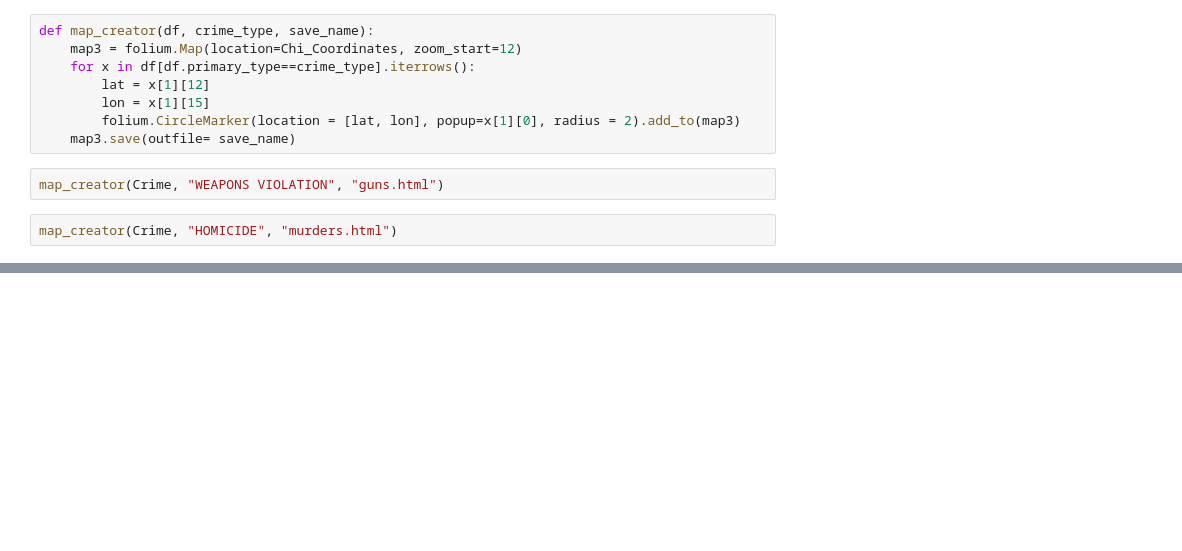
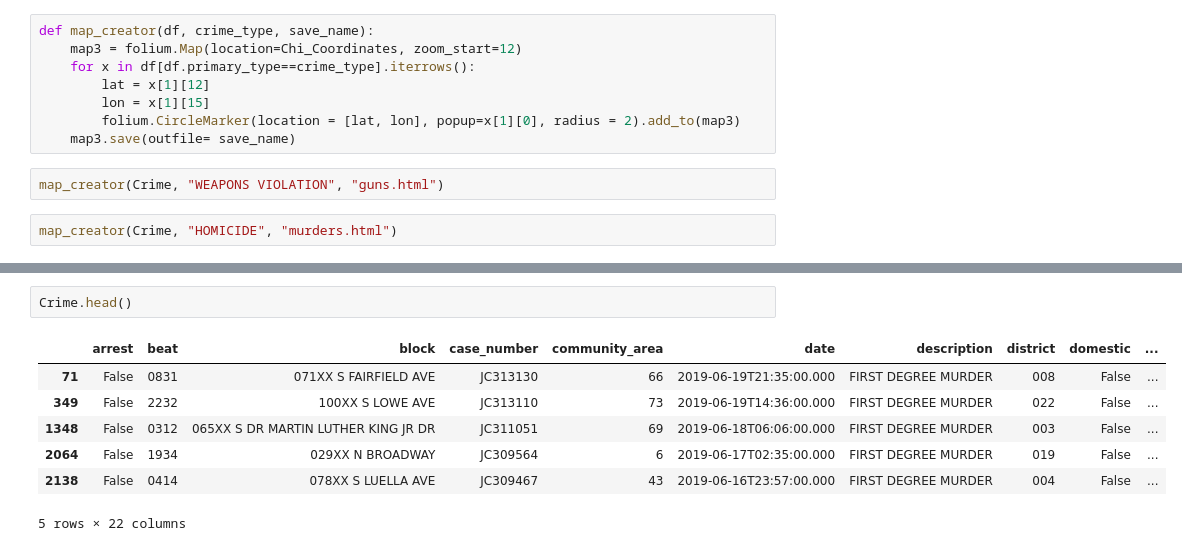
Before and after one commit to DKEENEY81/chicago_crime, a Jupyter notebook: ChicagoCrime.ipynb, the cells around one changed output, grey strips where cells are left out. Drawn from its saved outputs; the diff is of its cells as text; blank space fills up the shorter version.

```diff
--- a/ChicagoCrime.ipynb
+++ b/ChicagoCrime.ipynb
@@ -120,0 +141,10 @@ map_creator(Crime, "HOMICIDE", "murders.html")
+# %%
+Crime.head()
+# %% [output]
+|  | arrest | beat | block | case_number | community_area | date | description | district | domestic | ... |
+| 71 | False | 0831 | 071XX S FAIRFIELD AVE | JC313130 | 66 | 2019-06-19T21:35:00.000 | FIRST DEGREE MURDER | 008 | False | ... |
+| 349 | False | 2232 | 100XX S LOWE AVE | JC313110 | 73 | 2019-06-19T14:36:00.000 | FIRST DEGREE MURDER | 022 | False | ... |
+| 1348 | False | 0312 | 065XX S DR MARTIN LUTHER KING JR DR | JC311051 | 69 | 2019-06-18T06:06:00.000 | FIRST DEGREE MURDER | 003 | False | ... |
+| 2064 | False | 1934 | 029XX N BROADWAY | JC309564 | 6 | 2019-06-17T02:35:00.000 | FIRST DEGREE MURDER | 019 | False | ... |
+| 2138 | False | 0414 | 078XX S LUELLA AVE | JC309467 | 43 | 2019-06-16T23:57:00.000 | FIRST DEGREE MURDER | 004 | False | ... |
+5 rows × 22 columns
```
Also changed, not shown: parts of 10 cells of this notebook, 1 other file.
